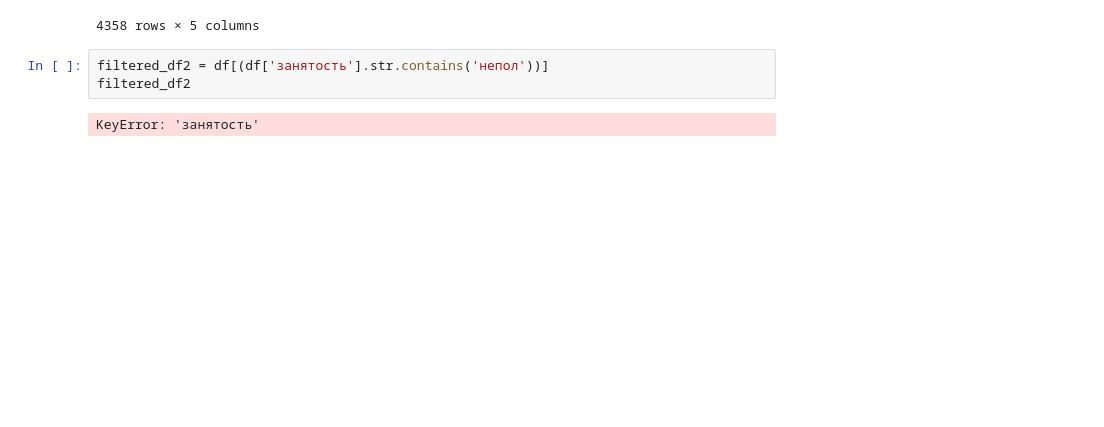
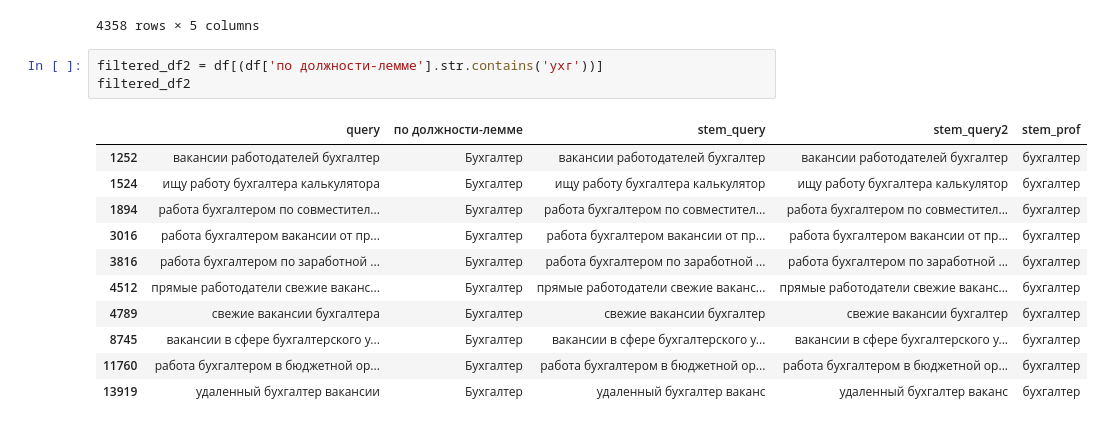
Before and after one commit to ReSpix/query_classifier, a Jupyter notebook: dataset.ipynb, the cells around one changed output. Saved outputs shown, nothing was run; the diff lists cells and outputs as text; blank space fills up the shorter version.

```diff
--- a/dataset.ipynb
+++ b/dataset.ipynb
@@ -151,7 +158,17 @@ filtered_df
 | 14237 | яндекс логистика вакансии | Логист | яндекс логистика ваканс | яндекс логистика ваканс | логист |
 4358 rows × 5 columns
 # %%
-filtered_df2 = df[(df['занятость'].str.contains('непол'))]
+filtered_df2 = df[(df['по должности-лемме'].str.contains('ухг'))]
 filtered_df2
 # %% [output]
-KeyError: 'занятость'
+|  | query | по должности-лемме | stem_query | stem_query2 | stem_prof |
+| 1252 | вакансии работодателей бухгалтер | Бухгалтер | вакансии работодателей бухгалтер | вакансии работодателей бухгалтер | бухгалтер |
+| 1524 | ищу работу бухгалтера калькулятора | Бухгалтер | ищу работу бухгалтера калькулятор | ищу работу бухгалтера калькулятор | бухгалтер |
+| 1894 | работа бухгалтером по совместител... | Бухгалтер | работа бухгалтером по совместител... | работа бухгалтером по совместител... | бухгалтер |
+| 3016 | работа бухгалтером вакансии от пр... | Бухгалтер | работа бухгалтером вакансии от пр... | работа бухгалтером вакансии от пр... | бухгалтер |
+| 3816 | работа бухгалтером по заработной ... | Бухгалтер | работа бухгалтером по заработной ... | работа бухгалтером по заработной ... | бухгалтер |
+| 4512 | прямые работодатели свежие ваканс... | Бухгалтер | прямые работодатели свежие ваканс... | прямые работодатели свежие ваканс... | бухгалтер |
+| 4789 | свежие вакансии бухгалтера | Бухгалтер | свежие вакансии бухгалтер | свежие вакансии бухгалтер | бухгалтер |
+| 8745 | вакансии в сфере бухгалтерского у... | Бухгалтер | вакансии в сфере бухгалтерского у... | вакансии в сфере бухгалтерского у... | бухгалтер |
+| 11760 | работа бухгалтером в бюджетной ор... | Бухгалтер | работа бухгалтером в бюджетной ор... | работа бухгалтером в бюджетной ор... | бухгалтер |
+| 13919 | удаленный бухгалтер вакансии | Бухгалтер | удаленный бухгалтер ваканс | удаленный бухгалтер ваканс | бухгалтер |
```
Also changed, not shown: parts of 2 cells of this notebook, 3 other files.
